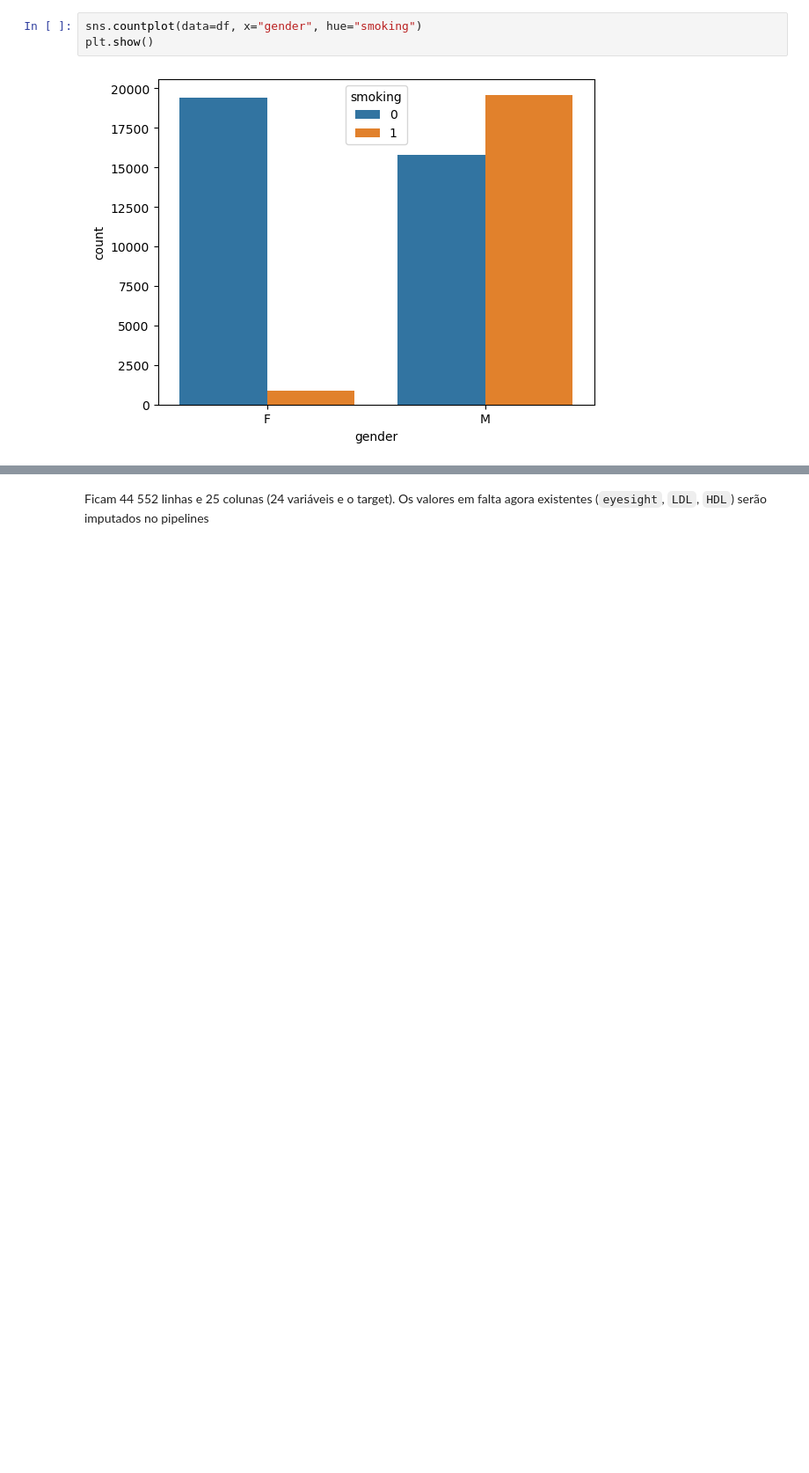
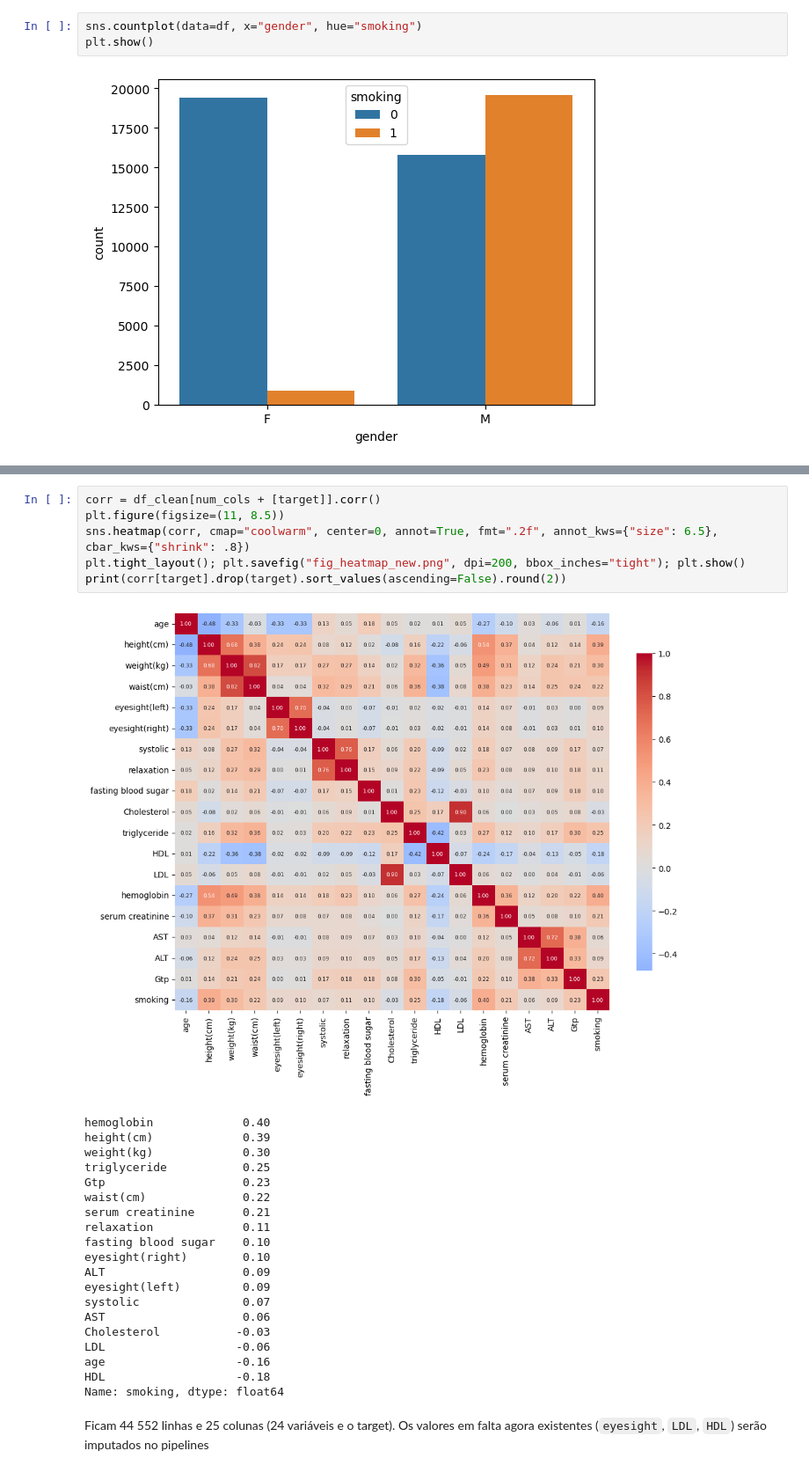
Before and after one commit to catarinagraca/tp-ml, a Jupyter notebook: meta1.ipynb, the cells around one changed output, grey strips where cells are left out. Shown at 88% size. Saved outputs shown, nothing was run; the diff lists cells and outputs as text; blank space fills up the shorter version.

```diff
--- a/meta1.ipynb
+++ b/meta1.ipynb
@@ -200,2 +320,29 @@ dtype: int64
+# %%
+corr = df_clean[num_cols + [target]].corr()
+plt.figure(figsize=(11, 8.5))
+sns.heatmap(corr, cmap="coolwarm", center=0, annot=True, fmt=".2f", annot_kws={"size": 6.5}, cbar_kws={"shrink": .8})
+plt.tight_layout(); plt.savefig("fig_heatmap_new.png", dpi=200, bbox_inches="tight"); plt.show()
+print(corr[target].drop(target).sort_values(ascending=False).round(2))
+# %% [output]
+[figure, added]
+hemoglobin             0.40
+height(cm)             0.39
+weight(kg)             0.30
+triglyceride           0.25
+Gtp                    0.23
+waist(cm)              0.22
+serum creatinine       0.21
+relaxation             0.11
+fasting blood sugar    0.10
+eyesight(right)        0.10
+ALT                    0.09
+eyesight(left)         0.09
+systolic               0.07
+AST                    0.06
+Cholesterol           -0.03
+LDL                   -0.06
+age                   -0.16
+HDL                   -0.18
+Name: smoking, dtype: float64
 # %% [markdown]
 Ficam 44 552 linhas e 25 colunas (24 variáveis e o target). Os valores em falta agora existentes (`eyesight`, `LDL`, `HDL`) serão imputados no pipelines
```
Also changed, not shown: parts of 43 cells of this notebook, 18 other files.
